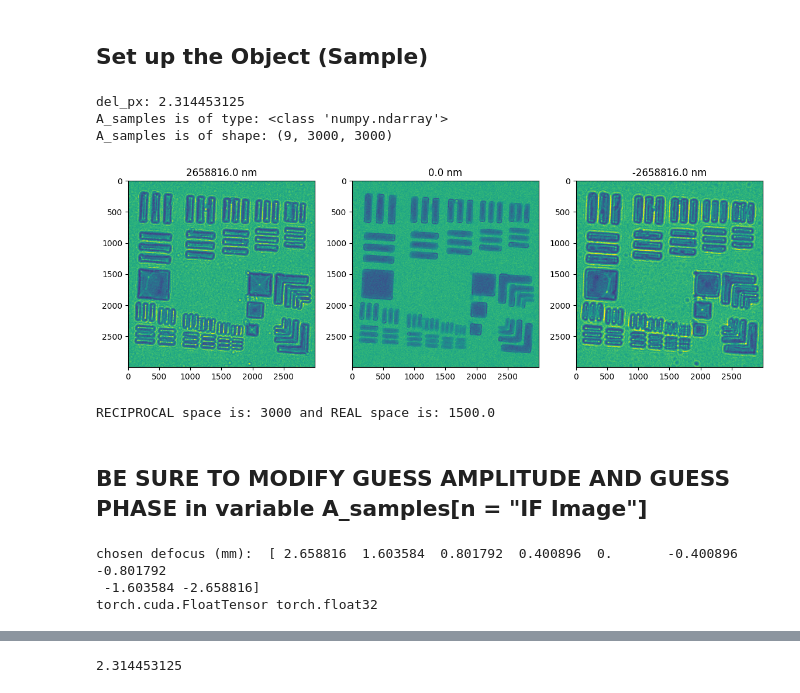
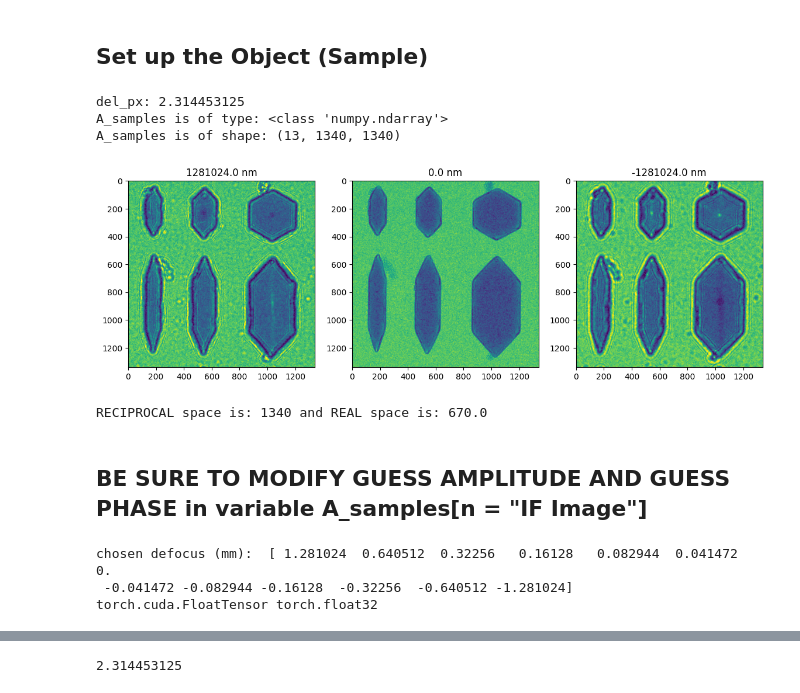
Before and after one commit to KaynaL-MT/AD_LTEM, a Jupyter notebook: KaynaL-MT/AD_LTEM_PyTorch_exp_Kayna.ipynb, the cells around one changed output, grey strips where cells are left out. Cells and saved outputs as stored; diff of their text form; code cells hidden in the pictures.

```diff
--- a/KaynaL-MT/AD_LTEM_PyTorch_exp_Kayna.ipynb
+++ b/KaynaL-MT/AD_LTEM_PyTorch_exp_Kayna.ipynb
@@ -39,14 +41,15 @@ from numpy.lib import scimath
 from numpy import emath
 # %%
 #  !gdown "http://drive.google.com/uc?id=1S6RFU3eTiHVM6wN5YfS7VBk6NzmATi54"
-expdata = fabio.open("/home/ktrujillo/Lorentz/Kayna/ALTEM/Py(18)Pt(2)C(1)/2023_05_25/TIE/usaf_nano/aligned_imgj/unflip/full_aligned_3000.tif")
+# expdata = fabio.open("/home/ktrujillo/Lorentz/Kayna/ALTEM/Py(18)Pt(2)C(1)/2023_05_25/TIE/hex_col1_2_lg/aligned_imgj/unflip/full_aligned_cropped_1188_6.94_9.tif")
+expdata = fabio.open("/home/ktrujillo/Lorentz/Kayna/ALTEM/Py(18)Pt(2)C(1)/2023_05_25/TIE/hex_md_sm_nano/aligned_imgj/unflip/full_aligned_1340_2.314_13.tif")
 # %% [markdown]
 ## Set up the Object (Sample)
 # %%
 # Dimensions of object:
-Nz = 9    # number of images in stack
-Ny = 3000 # length of y-axis
-Nx = 3000 # length of x-axis
+Nz = 13    # number of images in stack
+Ny = 1340 # length of y-axis
+Nx = 1340 # length of x-axis
 del_px = 2.314453125  # nm/pixel
 print("del_px:", del_px)
 
@@ -72,62 +75,63 @@ A_samples/=A_samples.mean(1).mean(1)[:,np.newaxis,np.newaxis]
 # defocus = np.array([-2396160.0, -1234944.0, 0.0, 1234944.0, 2396160.0])
 
 # f, ax = pyplot.subplots(ncols=3, figsize = (14,8))
-# ax[0].imshow(A_samples[0], cmap='viridis', norm=colors.Normalize(A_samples[4].min(), A_samples[4].max()))
+# ax[0].imshow(A_samples[0], cmap='viridis', norm=colors.Normalize(A_samples[6].min(), A_samples[6].max()))
 # ax[0].set_title("{0} nm".format(defocus[0]))
-# ax[1].imshow(A_samples[4], cmap='viridis', norm=colors.Normalize(A_samples[4].min(), A_samples[4].max()))
-# ax[1].set_title("{0} nm".format(defocus[4]))
-# ax[4].imshow(A_samples[-1], cmap='viridis', norm=colors.Normalize(A_samples[4].min(), A_samples[4].max()))
-# ax[4].set_title("{0} nm".format(defocus[-1]));
+# ax[1].imshow(A_samples[6], cmap='viridis', norm=colors.Normalize(A_samples[6].min(), A_samples[6].max()))
+# ax[1].set_title("{0} nm".format(defocus[6]))
+# ax[6].imshow(A_samples[-1], cmap='viridis', norm=colors.Normalize(A_samples[6].min(), A_samples[6].max()))
+# ax[6].set_title("{0} nm".format(defocus[-1]));
 # %% [output]
 del_px: 2.314453125
 A_samples is of type: <class 'numpy.ndarray'>
-A_samples is of shape: (9, 3000, 3000)
+A_samples is of shape: (13, 1340, 1340)
 # %%
 # usaf_nano
-defocus = np.array([2658816.0,
-                    1603584.0,
-                    801792.0,
-                    400896.0,
-                    0.0,
-                    -400896.0,
-                    -801792.0,
-                    -1603584.0,
-                    -2658816.0,
-                    ])
+# defocus = np.array([2658816.0,
+#                     1603584.0,
+#                     801792.0,
+#                     400896.0,
+#                     0.0,
+#                     -400896.0,
+#                     -801792.0,
+#                     -1603584.0,
+#                     -2658816.0,
+#                     ])
 
 # bars_circs_lg_micro
 # defocus = np.array([1216512.0, 811008.0, 405504.0, 0.0, -405504.0, -811008.0, -1216512.0])
 
 # bars_circs_md_micro
 # defocus = np.array([2405376.0, 1285632.0, 640512.0, 322560.0, 161280.0, 82944.0, 41472.0, 0.0, -41472.0, -82944.0, -161280.0, -322560.0, -640512.0, -1285632.0, -2405376.0])
 
 # hexs_lg
 # defocus = np.array([2396160.0, 1603584.0, 811008.0, 405504.0, 0.0, -405504.0, -811008.0, -1603584.0, -2396160.0])
 
 # hexs_md
-# defocus = np.array([640512.0, 322560.0, 161280.0, 82944.0, 41472.0, 0.0, -41472.0, -82944.0, -161280.0, -322560.0, -640512.0])
+defocus = np.array([1281024.0, 640512.0, 322560.0, 161280.0, 82944.0, 41472.0, 0.0, -41472.0, -82944.0, -161280.0, -322560.0, -640512.0, -1281024.0])
+# defocus = np.array([6405120.0, 3202560.0, 161280.0, 82944.0, 41472.0, 0.0, -41472.0, -82944.0, -161280.0, -322560.0, -640512.0])
 
 # hexs_sm_nano
 # defocus = np.array([120960.0, 40320.0, 0.0, -40320.0, -120960.0])
 
 # usaf_micro
 # defocus = np.array([1234944.0, 608256.0, 313344.0, 0.0, -313344.0, -608256.0, -1234944.0])
 
 f, ax = pyplot.subplots(ncols=3, figsize = (14,8))
-ax[0].imshow(A_samples[0], cmap='viridis', norm=colors.Normalize(A_samples[4].min(), A_samples[4].max()))
+ax[0].imshow(A_samples[0], cmap='viridis', norm=colors.Normalize(A_samples[6].min(), A_samples[6].max()))
 ax[0].set_title("{0} nm".format(defocus[0]))
-ax[1].imshow(A_samples[4], cmap='viridis', norm=colors.Normalize(A_samples[4].min(), A_samples[4].max()))
-ax[1].set_title("{0} nm".format(defocus[4]))
-ax[2].imshow(A_samples[-1], cmap='viridis', norm=colors.Normalize(A_samples[4].min(), A_samples[4].max()))
+ax[1].imshow(A_samples[6], cmap='viridis', norm=colors.Normalize(A_samples[6].min(), A_samples[6].max()))
+ax[1].set_title("{0} nm".format(defocus[6]))
+ax[2].imshow(A_samples[-1], cmap='viridis', norm=colors.Normalize(A_samples[6].min(), A_samples[6].max()))
 ax[2].set_title("{0} nm".format(defocus[-1]));
 # %% [output]
-[figure, old version]
+[figure, new version]
 # %%
 # rewriting the microscope transfer function with tensorflow
 import scipy.constants as physcon
 
 # Dimensions of the dataset are reciprocal space (dim) dimensions
-[dim,dim] = A_samples[4].shape
+[dim,dim] = A_samples[6].shape
 # Dimensions of real space (d2) dimensions
 d2 = dim/2
 print("RECIPROCAL space is:", dim, "and REAL space is:", d2)
@@ -186,7 +190,7 @@ qq = torch.tensor(np.sqrt(X**2 + Y**2) / float(dim),
 
 #   return transfer_function
 # %% [output]
-RECIPROCAL space is: 3000 and REAL space is: 1500.0
+RECIPROCAL space is: 1340 and REAL space is: 670.0
 # %%
 del_px = del_px #nm/px
 
@@ -260,14 +264,14 @@ def training_loop(optimizer, n=10000):
 # %%
 ## BE SURE TO MODIFY GUESS AMPLITUDE AND GUESS PHASE in variable A_samples[n = "IF Image"]
 
-selection = [0, 1, 2, 3, 4, 5, 6, 7, 8]
-# selection = [0, 1, 2, 3, 4, 5, 6, -6, -5, -4, -3, -2, -1]
+# selection = [0, 1, 2, 3, 4, 5, 6]
+selection = [0, 1, 2, 3, 4, 5, 6, 7, 8, 9, 10, 11, 12]
 print("chosen defocus (mm): ", defocus[selection]/1e6)
 
 exp_data = torch.from_numpy(A_samples[selection].astype(np.float32)).to(device)
 
 # initialize the amplitude as the square root of the on focus image intensity, the optimal weight is known for simulated data, and is estimated for exp data
-guess_amplitude = torch.tensor(denoise_tv_chambolle(A_samples[4],
+guess_amplitude = torch.tensor(denoise_tv_chambolle(A_samples[6],
                                                     weight=0.025,
                                                     channel_axis=False),
                                 dtype=torch.float32,
@@ -276,7 +280,7 @@ guess_amplitude = torch.tensor(denoise_tv_chambolle(A_samples[4],
 # initialize the phase as 0.5 everywhere
 
 # initialize the amplitude as the square root of the on focus image intensity, the optimal weight is known for simulated data, and is estimated for exp data
-guess_phase = torch.tensor(np.zeros(A_samples[4].shape)+0.5,
+guess_phase = torch.tensor(np.zeros(A_samples[6].shape)+0.5,
                            dtype=torch.float32,
                            requires_grad=True,
                            device=device)
@@ -290,7 +294,7 @@ theta_c = torch.tensor(-500, dtype=torch.float32, requires_grad=False, device=de
 
 opt = torch.optim.Adam([guess_phase], lr=.025)
 # %% [output]
-chosen defocus (mm):  [ 2.658816  1.603584  0.801792  0.400896  0.       -0.400896 -0.801792
- -1.603584 -2.658816]
+chosen defocus (mm):  [ 1.281024  0.640512  0.32256   0.16128   0.082944  0.041472  0.
+ -0.041472 -0.082944 -0.16128  -0.32256  -0.640512 -1.281024]
 torch.cuda.FloatTensor torch.float32
 # %%
```
Also changed, not shown: parts of 6 cells of this notebook, 2 other files.
